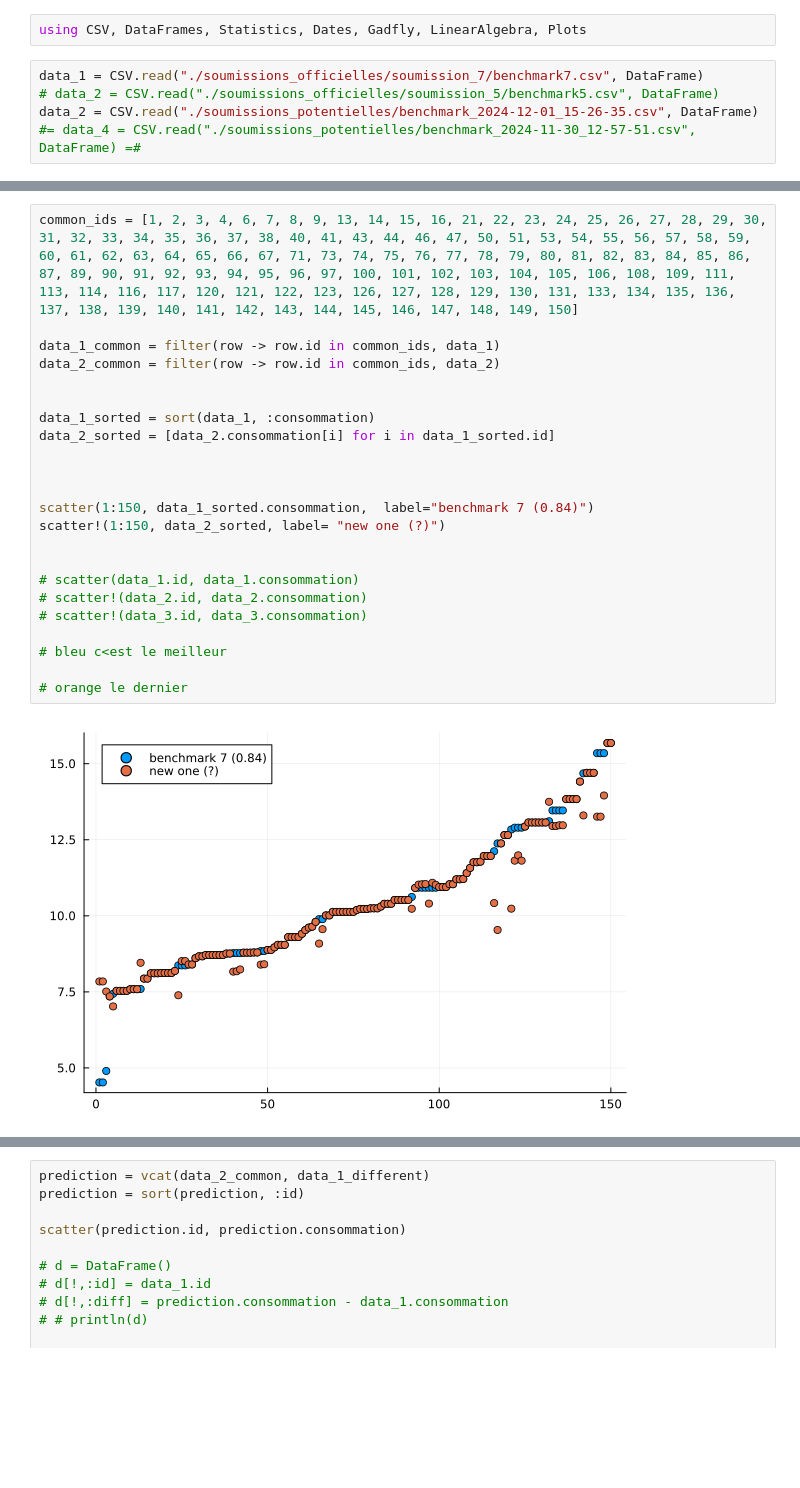
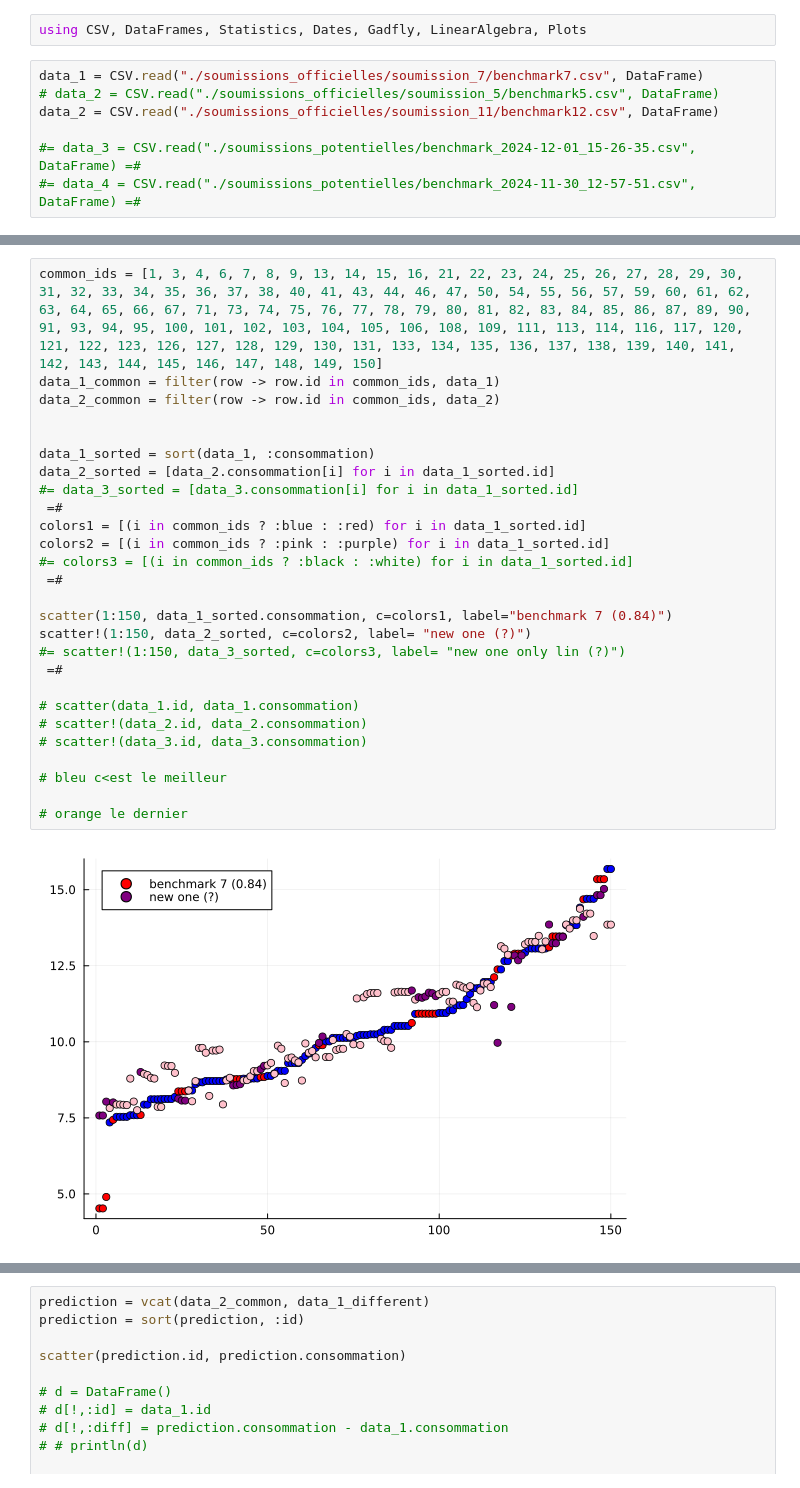
Before and after one commit to Antoine-Lafrance/concours-mth3302, a Jupyter notebook: eval copy.ipynb, the cells around one changed output, grey strips where cells are left out. Drawn from its saved outputs; the diff is of its cells as text; blank space fills up the shorter version.

```diff
--- a/eval copy.ipynb
+++ b/eval copy.ipynb
@@ -9,7 +9,9 @@ using CSV, DataFrames, Statistics, Dates, Gadfly, LinearAlgebra, Plots
 # %%
 data_1 = CSV.read("./soumissions_officielles/soumission_7/benchmark7.csv", DataFrame)
 # data_2 = CSV.read("./soumissions_officielles/soumission_5/benchmark5.csv", DataFrame)
-data_2 = CSV.read("./soumissions_potentielles/benchmark_2024-12-01_15-26-35.csv", DataFrame)
+data_2 = CSV.read("./soumissions_officielles/soumission_11/benchmark12.csv", DataFrame)
+
+#= data_3 = CSV.read("./soumissions_potentielles/benchmark_2024-12-01_15-26-35.csv", DataFrame) =#
 #= data_4 = CSV.read("./soumissions_potentielles/benchmark_2024-11-30_12-57-51.csv", DataFrame) =#
 # %% [output]
 150×2 DataFrame
@@ -35,28 +37,32 @@ data_2 = CSV.read("./soumissions_potentielles/benchmark_2024-12-01_15-26-35.csv"
 # %%
-common_ids = [1, 2, 3, 4, 6, 7, 8, 9, 13, 14, 15, 16, 21, 22, 23, 24, 25, 26, 27, 28, 29, 30, 31, 32, 33, 34, 35, 36, 37, 38, 40, 41, 43, 44, 46, 47, 50, 51, 53, 54, 55, 56, 57, 58, 59, 60, 61, 62, 63, 64, 65, 66, 67, 71, 73, 74, 75, 76, 77, 78, 79, 80, 81, 82, 83, 84, 85, 86, 87, 89, 90, 91, 92, 93, 94, 95, 96, 97, 100, 101, 102, 103, 104, 105, 106, 108, 109, 111, 113, 114, 116, 117, 120, 121, 122, 123, 126, 127, 128, 129, 130, 131, 133, 134, 135, 136, 137, 138, 139, 140, 141, 142, 143, 144, 145, 146, 147, 148, 149, 150]
-
+common_ids = [1, 3, 4, 6, 7, 8, 9, 13, 14, 15, 16, 21, 22, 23, 24, 25, 26, 27, 28, 29, 30, 31, 32, 33, 34, 35, 36, 37, 38, 40, 41, 43, 44, 46, 47, 50, 54, 55, 56, 57, 59, 60, 61, 62, 63, 64, 65, 66, 67, 71, 73, 74, 75, 76, 77, 78, 79, 80, 81, 82, 83, 84, 85, 86, 87, 89, 90, 91, 93, 94, 95, 100, 101, 102, 103, 104, 105, 106, 108, 109, 111, 113, 114, 116, 117, 120, 121, 122, 123, 126, 127, 128, 129, 130, 131, 133, 134, 135, 136, 137, 138, 139, 140, 141, 142, 143, 144, 145, 146, 147, 148, 149, 150]
 data_1_common = filter(row -> row.id in common_ids, data_1)
 data_2_common = filter(row -> row.id in common_ids, data_2)
 
 
 data_1_sorted = sort(data_1, :consommation)
 data_2_sorted = [data_2.consommation[i] for i in data_1_sorted.id]
+#= data_3_sorted = [data_3.consommation[i] for i in data_1_sorted.id]
+ =#
+colors1 = [(i in common_ids ? :blue : :red) for i in data_1_sorted.id]
+colors2 = [(i in common_ids ? :pink : :purple) for i in data_1_sorted.id]
+#= colors3 = [(i in common_ids ? :black : :white) for i in data_1_sorted.id]
+ =#
 
-
-
-scatter(1:150, data_1_sorted.consommation,  label="benchmark 7 (0.84)")
-scatter!(1:150, data_2_sorted, label= "new one (?)")
-
+scatter(1:150, data_1_sorted.consommation, c=colors1, label="benchmark 7 (0.84)")
+scatter!(1:150, data_2_sorted, c=colors2, label= "new one (?)")
+#= scatter!(1:150, data_3_sorted, c=colors3, label= "new one only lin (?)")
+ =#
 
 # scatter(data_1.id, data_1.consommation)
 # scatter!(data_2.id, data_2.consommation)
 # scatter!(data_3.id, data_3.consommation)
 
 # bleu c<est le meilleur
 
 # orange le dernier
 # %% [output]
-[figure, old version]
+[figure, new version]
 # %%
 histogram([data_1.consommation,data_2.consommation], bins=LinRange(5,20,40), alpha=0.5, labels=["benchmark 7 (0.84)", "benchmark 1 (0.92)"])
 # %% [output]
```
Also changed, not shown: parts of 4 cells of this notebook, 6 other files.
